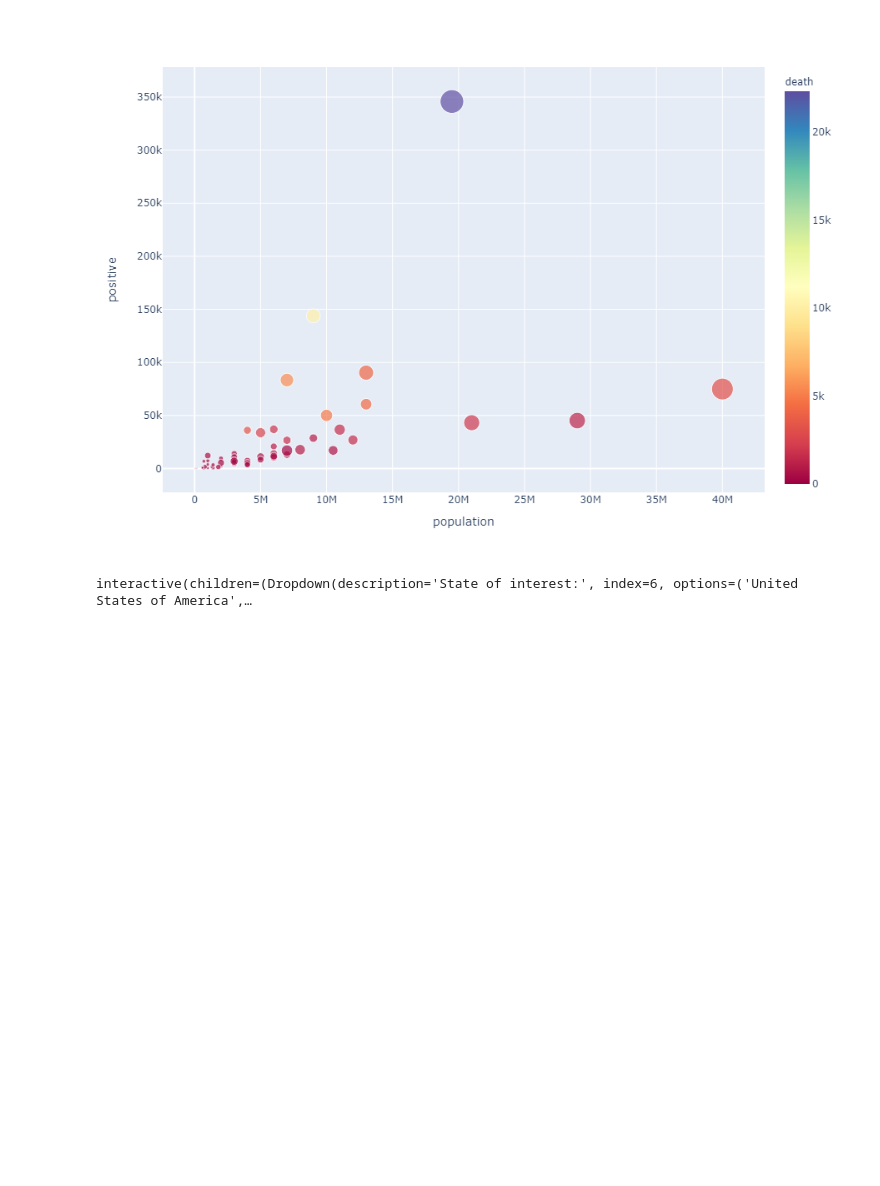
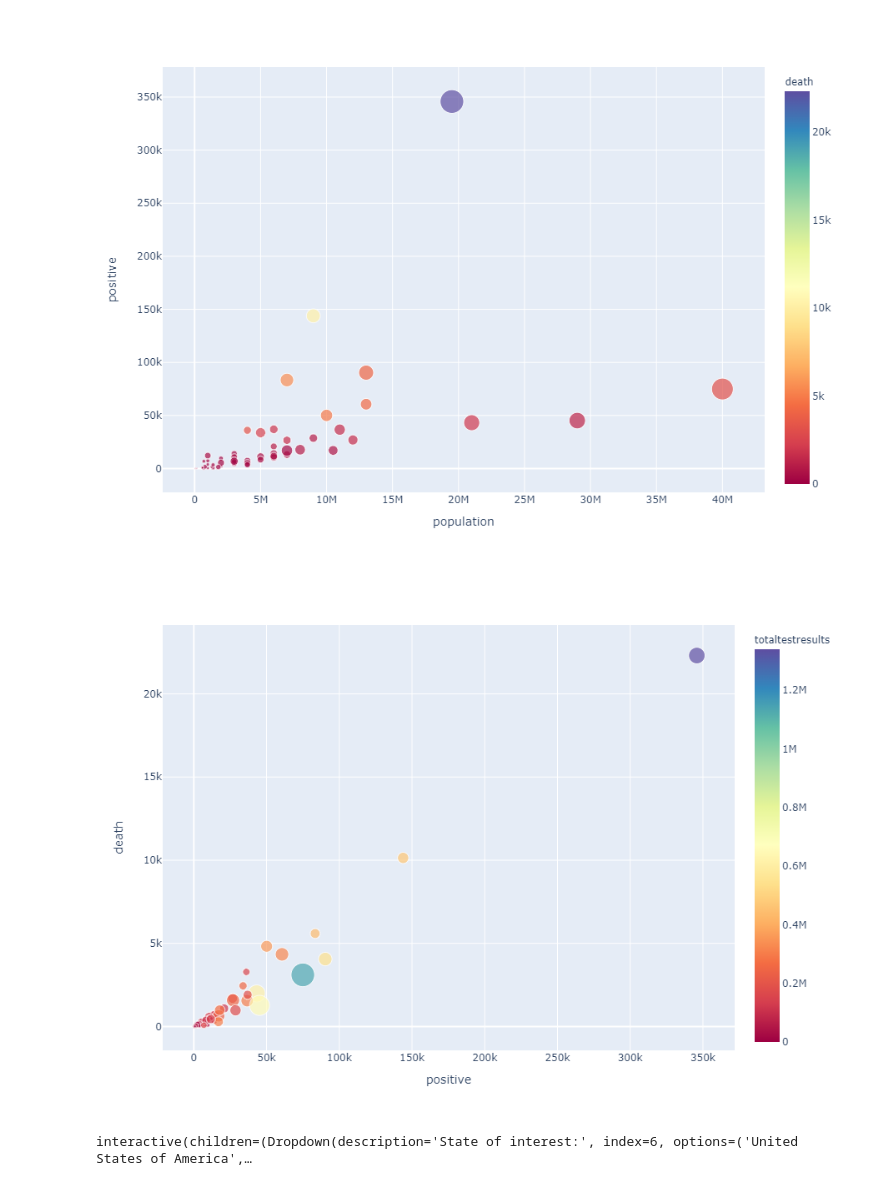
Before and after one commit to dbrims/FT_Project_1, a Jupyter notebook: group_final_notebooks/dan_notbooks/project1_dan.ipynb, the cells around one changed output. Cells and saved outputs as stored; diff of their text form; code cells hidden in the pictures; blank space fills up the shorter version.

```diff
--- a/group_final_notebooks/dan_notbooks/project1_dan.ipynb
+++ b/group_final_notebooks/dan_notbooks/project1_dan.ipynb
@@ -521,6 +527,18 @@ pop_scat=px.scatter(current_state_df,x='population',
 pop_scat
 # %% [output]
 [figure]
+# %%
+# create a scatter diagram of covid cases vs population coded by deaths and total amount of testing
+pop_scat=px.scatter(current_state_df,x='positive',
+                    y='death',
+                    color='totaltestresults',
+                    hover_name='state',
+                    size='population',
+                    color_continuous_scale=px.colors.diverging.Spectral,
+                    width=850, height=650)
+pop_scat
+# %% [output]
+[figure, added]
 # %%
 #plot historical timeseries of covid data for cases, deaths, letting the user devine which state and metric
 
```
Also changed, not shown: parts of 6 cells of this notebook, 26 other files.
